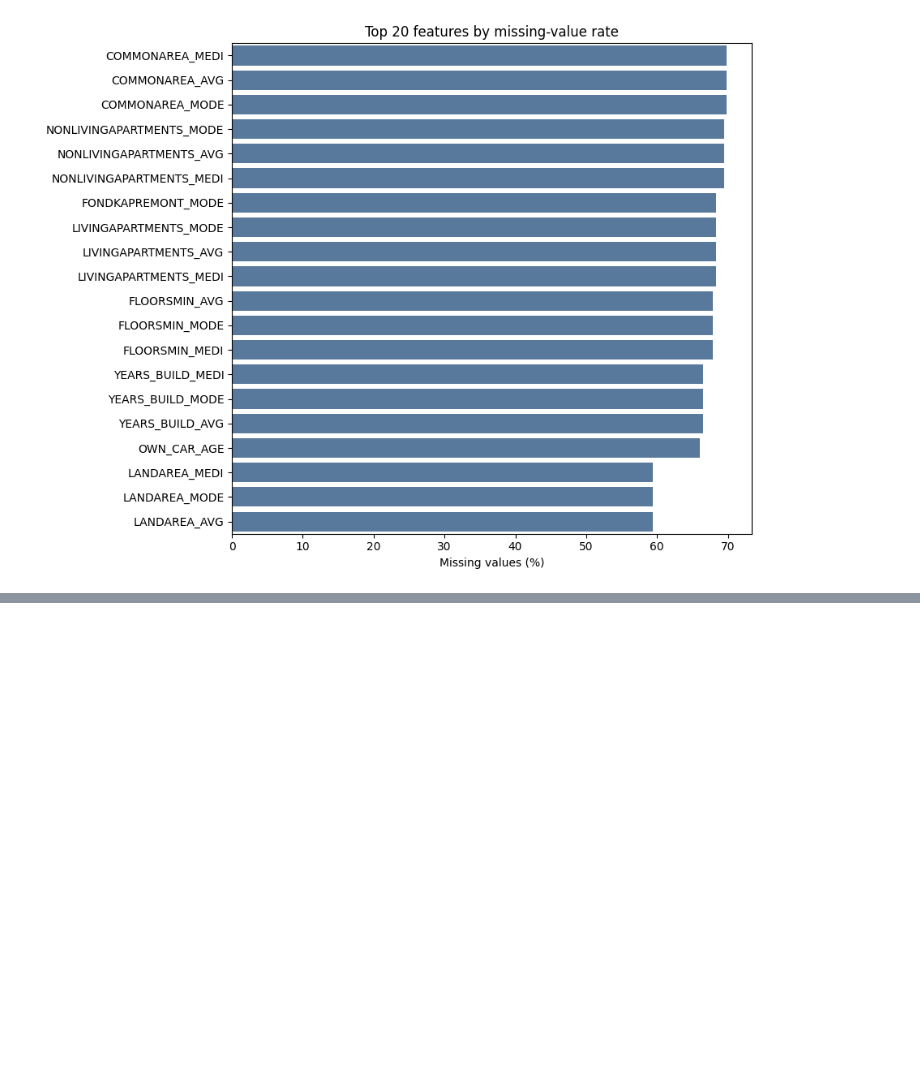
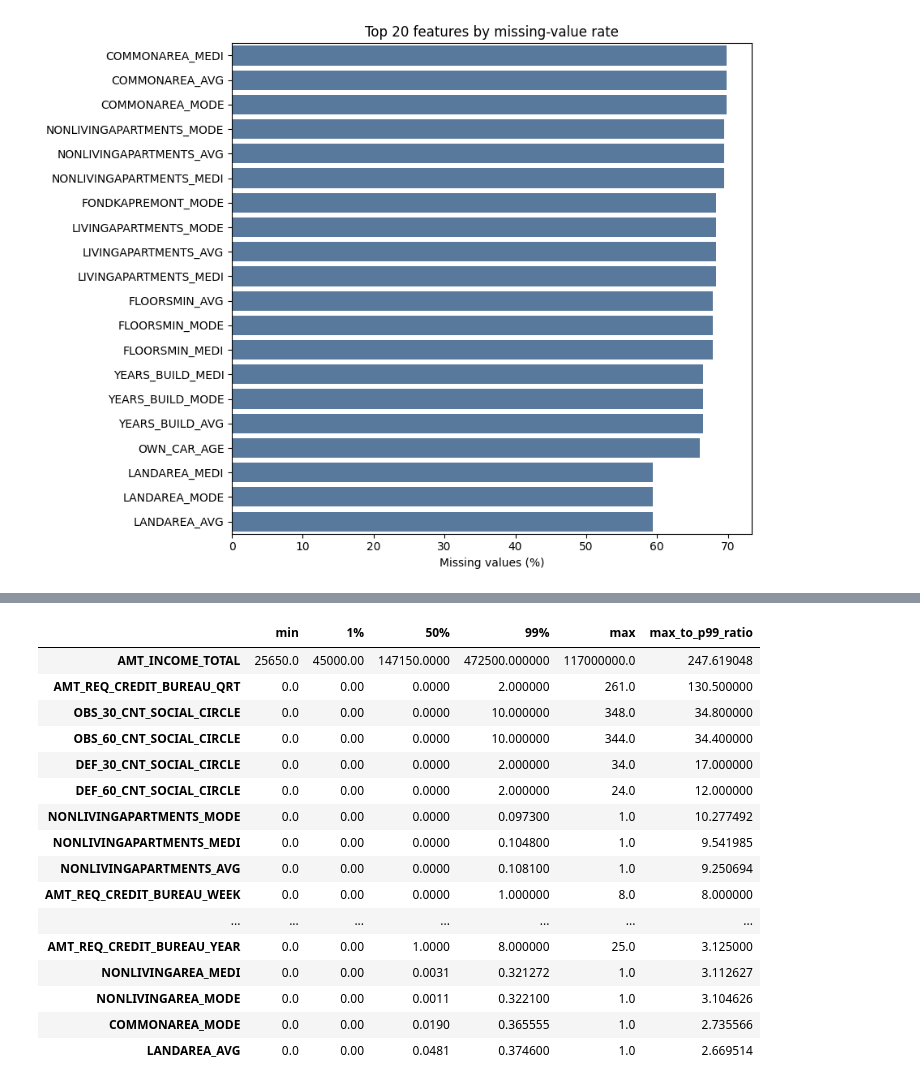
Before and after one commit to manhhgdnh/home-credit-risk-scoring, a Jupyter notebook: notebooks/01_data_understanding.ipynb, the cells around one changed output, grey strips where cells are left out. Drawn from its saved outputs; the diff is of its cells as text; code cells hidden in the pictures; blank space fills up the shorter version.

```diff
--- a/notebooks/01_data_understanding.ipynb
+++ b/notebooks/01_data_understanding.ipynb
@@ -415,0 +786,36 @@ feature_audit.head(20)
+# %%
+numeric_extremes = (
+    application_train[numeric_columns]
+    .describe(percentiles=[0.01, 0.50, 0.99])
+    .T[
+        ["min", "1%", "50%", "99%", "max"]
+    ]
+)
+
+numeric_extremes["max_to_p99_ratio"] = (
+    numeric_extremes["max"]
+    / numeric_extremes["99%"].replace(0, np.nan)
+)
+
+numeric_extremes.sort_values(
+    "max_to_p99_ratio",
+    ascending=False,
+).head(20)
+# %% [output]
+|  | min | 1% | 50% | 99% | max | max_to_p99_ratio |
+| AMT_INCOME_TOTAL | 25650.0 | 45000.00 | 147150.0000 | 472500.000000 | 117000000.0 | 247.619048 |
+| AMT_REQ_CREDIT_BUREAU_QRT | 0.0 | 0.00 | 0.0000 | 2.000000 | 261.0 | 130.500000 |
+| OBS_30_CNT_SOCIAL_CIRCLE | 0.0 | 0.00 | 0.0000 | 10.000000 | 348.0 | 34.800000 |
+| OBS_60_CNT_SOCIAL_CIRCLE | 0.0 | 0.00 | 0.0000 | 10.000000 | 344.0 | 34.400000 |
+| DEF_30_CNT_SOCIAL_CIRCLE | 0.0 | 0.00 | 0.0000 | 2.000000 | 34.0 | 17.000000 |
+| DEF_60_CNT_SOCIAL_CIRCLE | 0.0 | 0.00 | 0.0000 | 2.000000 | 24.0 | 12.000000 |
+| NONLIVINGAPARTMENTS_MODE | 0.0 | 0.00 | 0.0000 | 0.097300 | 1.0 | 10.277492 |
+| NONLIVINGAPARTMENTS_MEDI | 0.0 | 0.00 | 0.0000 | 0.104800 | 1.0 | 9.541985 |
+| NONLIVINGAPARTMENTS_AVG | 0.0 | 0.00 | 0.0000 | 0.108100 | 1.0 | 9.250694 |
+| AMT_REQ_CREDIT_BUREAU_WEEK | 0.0 | 0.00 | 0.0000 | 1.000000 | 8.0 | 8.000000 |
+| ... | ... | ... | ... | ... | ... | ... |
+| AMT_REQ_CREDIT_BUREAU_YEAR | 0.0 | 0.00 | 1.0000 | 8.000000 | 25.0 | 3.125000 |
+| NONLIVINGAREA_MEDI | 0.0 | 0.00 | 0.0031 | 0.321272 | 1.0 | 3.112627 |
+| NONLIVINGAREA_MODE | 0.0 | 0.00 | 0.0011 | 0.322100 | 1.0 | 3.104626 |
+| COMMONAREA_MODE | 0.0 | 0.00 | 0.0190 | 0.365555 | 1.0 | 2.735566 |
+| LANDAREA_AVG | 0.0 | 0.00 | 0.0481 | 0.374600 | 1.0 | 2.669514 |
```
Also changed, not shown: parts of 36 cells of this notebook, 16 other files.
